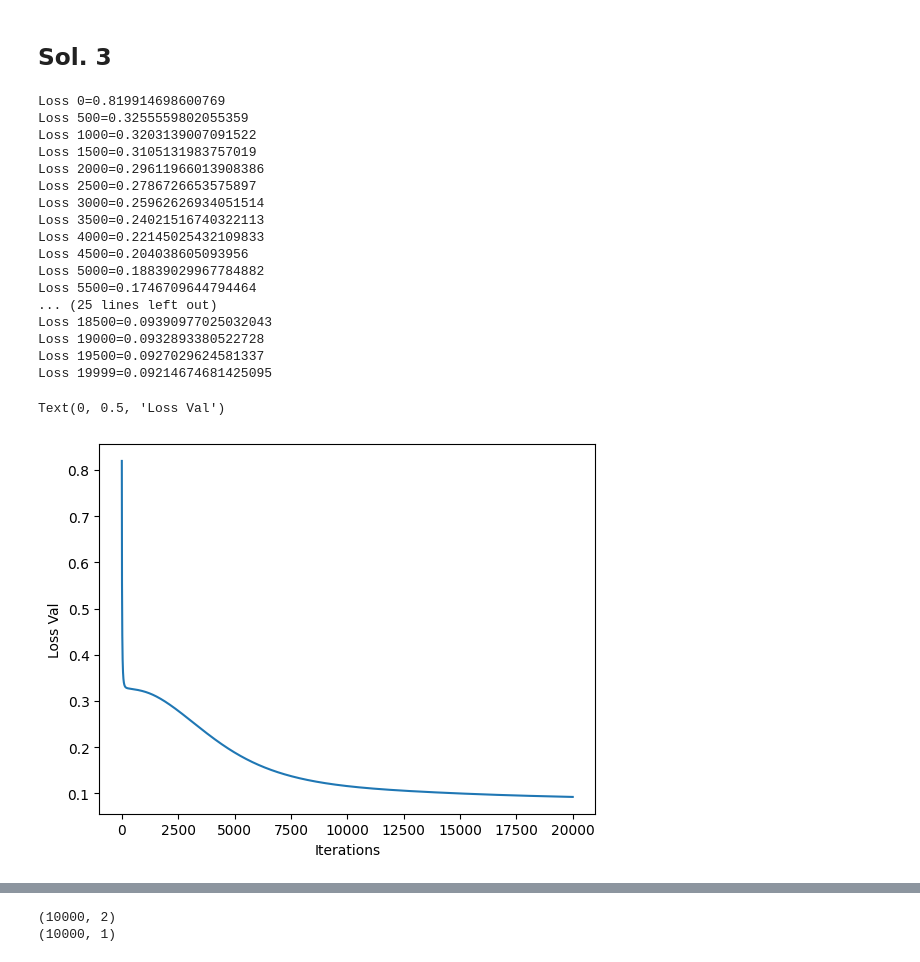
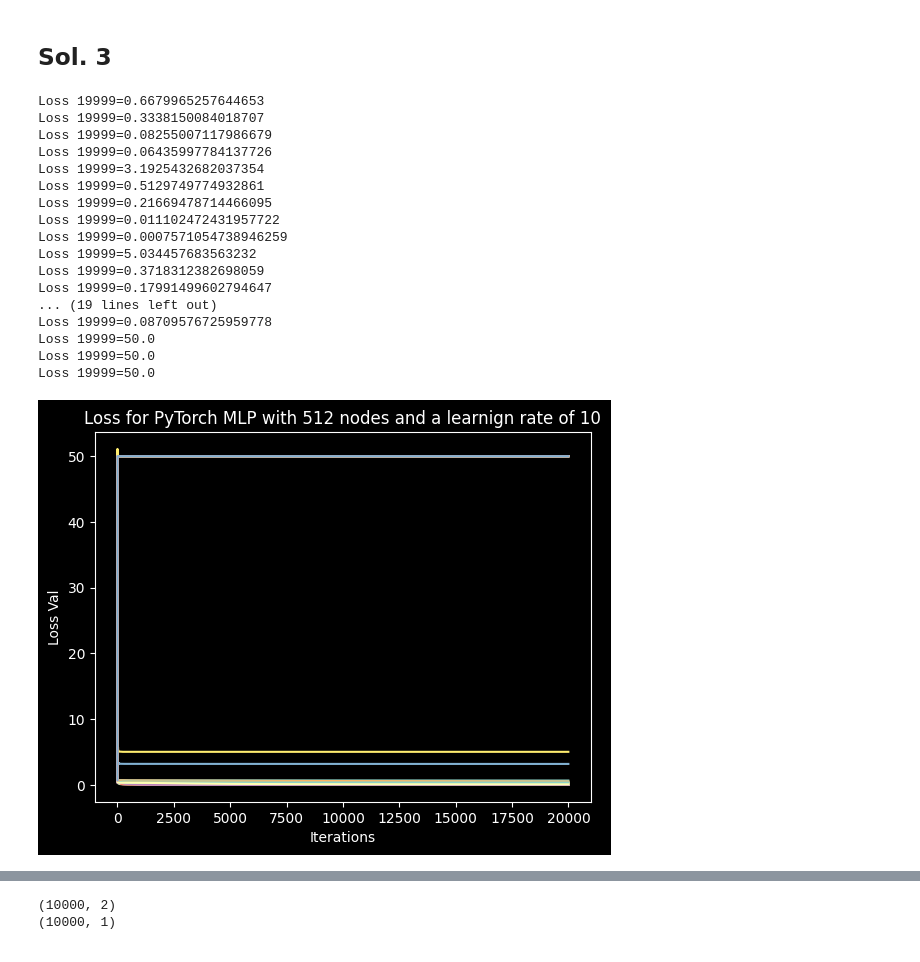
Before and after one commit to albert-santos01/DeepLearning, a Jupyter notebook: P1/P1-Questions.ipynb, the cells around one changed output, grey strips where cells are left out. Saved outputs shown, nothing was run; the diff lists cells and outputs as text; code cells hidden in the pictures.

```diff
--- a/P1/P1-Questions.ipynb
+++ b/P1/P1-Questions.ipynb
@@ -322,7 +343,7 @@ class MLP_PyTorch(nn.Module):
 
 
 # Function to train our MLP with PyTorch
-def train_PyTorch(NN,X, y,epoch = 10000,lr = .01,optimizer = None):
+def train_PyTorch(NN,X, y,epoch = 10000,lr = .01,optimizer = None, verbose = True):
     list_loss = []
     for i in range(epoch):
         # reset optimizer at each epoch
@@ -340,50 +361,47 @@ def train_PyTorch(NN,X, y,epoch = 10000,lr = .01,optimizer = None):
 
         # Print loss and save the value at each iteration
         if i%500 == 0 :
-            print('Loss {}={}'.format(i,loss_val))
+            if verbose: print('Loss {}={}'.format(i,loss_val))
         list_loss.append(loss_val.item())
-    print('Loss {}={}'.format(i,loss_val))
+    print('Final Loss value is {}'.format(loss_val))
     return list_loss
 # %% [markdown]
 ## Sol. 3
 # %%
 x_torch = torch.tensor(x, dtype=torch.float32)
 y_torch = torch.tensor(y, dtype=torch.float32)
-# %%
-# Initialize a Pytorch MLP
-NN = MLP_PyTorch(hiddenNode=256)
-
-# Initialize a standard SGD optimizer using torch.optim library
-# nNN.parameters() return a list of all the paramters in the network. This paramters
-# are automatically registered if declared in the __init__ function of an object nn.Module
-# The optimizer stores the reference of this paramters in order to update them during optimization
-optimizer = torch.optim.Adagrad(NN.parameters(), lr=.01)
-
-#Train MLP using Pytorch:
-list_loss = train_PyTorch(NN,x_torch,y_torch, epoch = 20000, optimizer = optimizer)
-
-# Plot the evolution of the loss function during training
-plt.plot(list_loss)
-plt.xlabel('Iterations')
-plt.ylabel('Loss Val')
-# %% [output]
-Loss 0=0.819914698600769
-Loss 500=0.3255559802055359
-Loss 1000=0.3203139007091522
-Loss 1500=0.3105131983757019
-Loss 2000=0.29611966013908386
-Loss 2500=0.2786726653575897
-Loss 3000=0.25962626934051514
-Loss 3500=0.24021516740322113
-Loss 4000=0.22145025432109833
-Loss 4500=0.204038605093956
-Loss 5000=0.18839029967784882
-Loss 5500=0.1746709644794464
-... (25 lines left out)
-Loss 18500=0.09390977025032043
-Loss 19000=0.0932893380522728
-Loss 19500=0.0927029624581337
-Loss 19999=0.09214674681425095
-Text(0, 0.5, 'Loss Val')
-[figure, removed]
+# %%
+# try for different hidden nodes and learning rates (takes about 10 minutes to run)
+nodes_list = [4, 16, 32, 64, 128, 256, 512]
+lr_list = [0.001, 0.01, 0.1, 1, 10]
+models = []
+for nodes in nodes_list:
+    for lr in lr_list:
+        print("-----------------------------Training MLP with {} hidden nodes and a learning rate of {}-----------------------------".format(nodes, lr))
+        NN_torch = MLP_PyTorch(hiddenNode=nodes)
+        optimizer = torch.optim.Adagrad(NN_torch.parameters(), lr=lr)
+        #Train MLP using Pytorch:
+        list_loss = train_PyTorch(NN_torch,x_torch,y_torch, epoch = 20000, optimizer = optimizer, verbose=False)
+        plot_loss(list_loss, label=f'Loss for PyTorch MLP with {nodes} nodes and a learnign rate of {lr}',
+                save_path=f'Results/pytorch/loss_HN{nodes}_lr{lr}.png')
+        models.append(NN_torch)
+# %% [output]
+Loss 19999=0.6679965257644653
+Loss 19999=0.3338150084018707
+Loss 19999=0.08255007117986679
+Loss 19999=0.06435997784137726
+Loss 19999=3.1925432682037354
+Loss 19999=0.5129749774932861
+Loss 19999=0.21669478714466095
+Loss 19999=0.011102472431957722
+Loss 19999=0.0007571054738946259
+Loss 19999=5.034457683563232
+Loss 19999=0.3718312382698059
+Loss 19999=0.17991499602794647
+... (19 lines left out)
+Loss 19999=0.08709576725959778
+Loss 19999=50.0
+Loss 19999=50.0
+Loss 19999=50.0
+[figure, added]
 # %%
```
Also changed, not shown: parts of 13 cells of this notebook, 5 other files.
